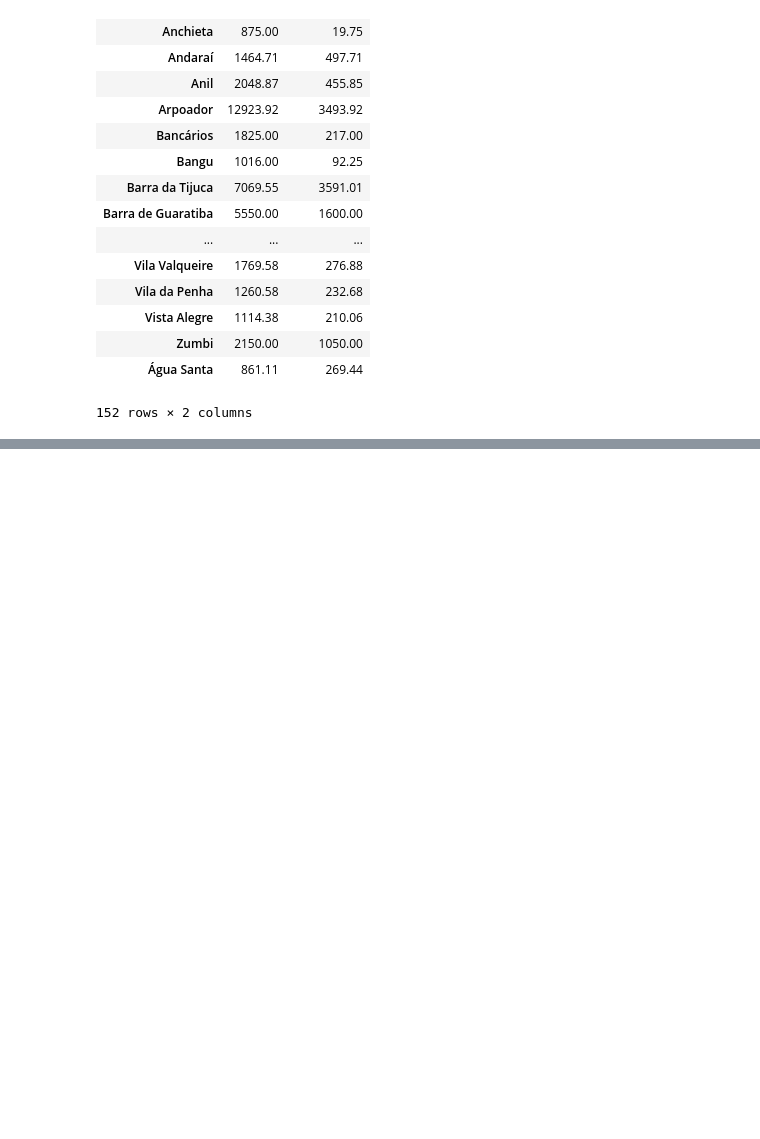
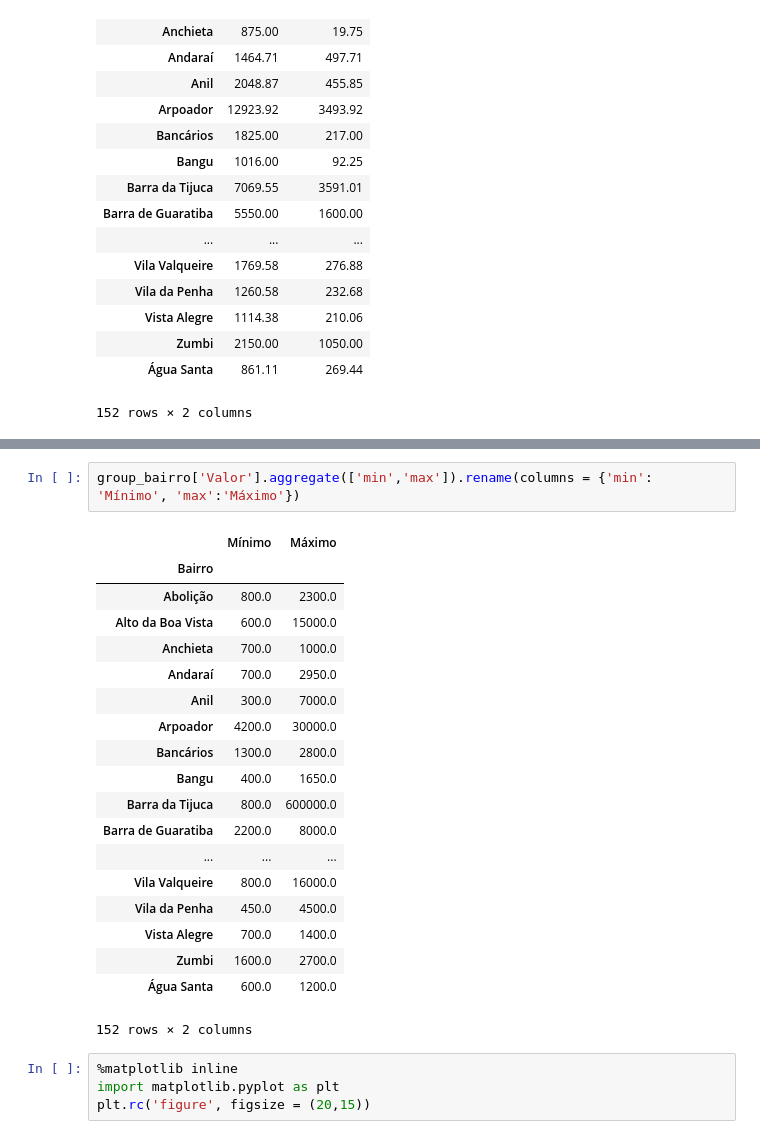
Before and after one commit to henriquewestphal/Python-Panda, a Jupyter notebook: CriandoAgrupamentos.ipynb, the cells around one changed output, grey strips where cells are left out. Drawn from its saved outputs; the diff is of its cells as text; blank space fills up the shorter version.

```diff
--- a/CriandoAgrupamentos.ipynb
+++ b/CriandoAgrupamentos.ipynb
@@ -113,0 +138,26 @@ group_bairro['Valor','Condominio'].mean().round(2)
+# %%
+group_bairro['Valor'].aggregate(['min','max']).rename(columns = {'min': 'Mínimo', 'max':'Máximo'})
+# %% [output]
+|  | Mínimo | Máximo |
+| Bairro |  |  |
+| Abolição | 800.0 | 2300.0 |
+| Alto da Boa Vista | 600.0 | 15000.0 |
+| Anchieta | 700.0 | 1000.0 |
+| Andaraí | 700.0 | 2950.0 |
+| Anil | 300.0 | 7000.0 |
+| Arpoador | 4200.0 | 30000.0 |
+| Bancários | 1300.0 | 2800.0 |
+| Bangu | 400.0 | 1650.0 |
+| Barra da Tijuca | 800.0 | 600000.0 |
+| Barra de Guaratiba | 2200.0 | 8000.0 |
+| ... | ... | ... |
+| Vila Valqueire | 800.0 | 16000.0 |
+| Vila da Penha | 450.0 | 4500.0 |
+| Vista Alegre | 700.0 | 1400.0 |
+| Zumbi | 1600.0 | 2700.0 |
+| Água Santa | 600.0 | 1200.0 |
+152 rows × 2 columns
+# %%
+%matplotlib inline
+import matplotlib.pyplot as plt
+plt.rc('figure', figsize = (20,15))
```
Also changed, not shown: parts of 4 cells of this notebook.
